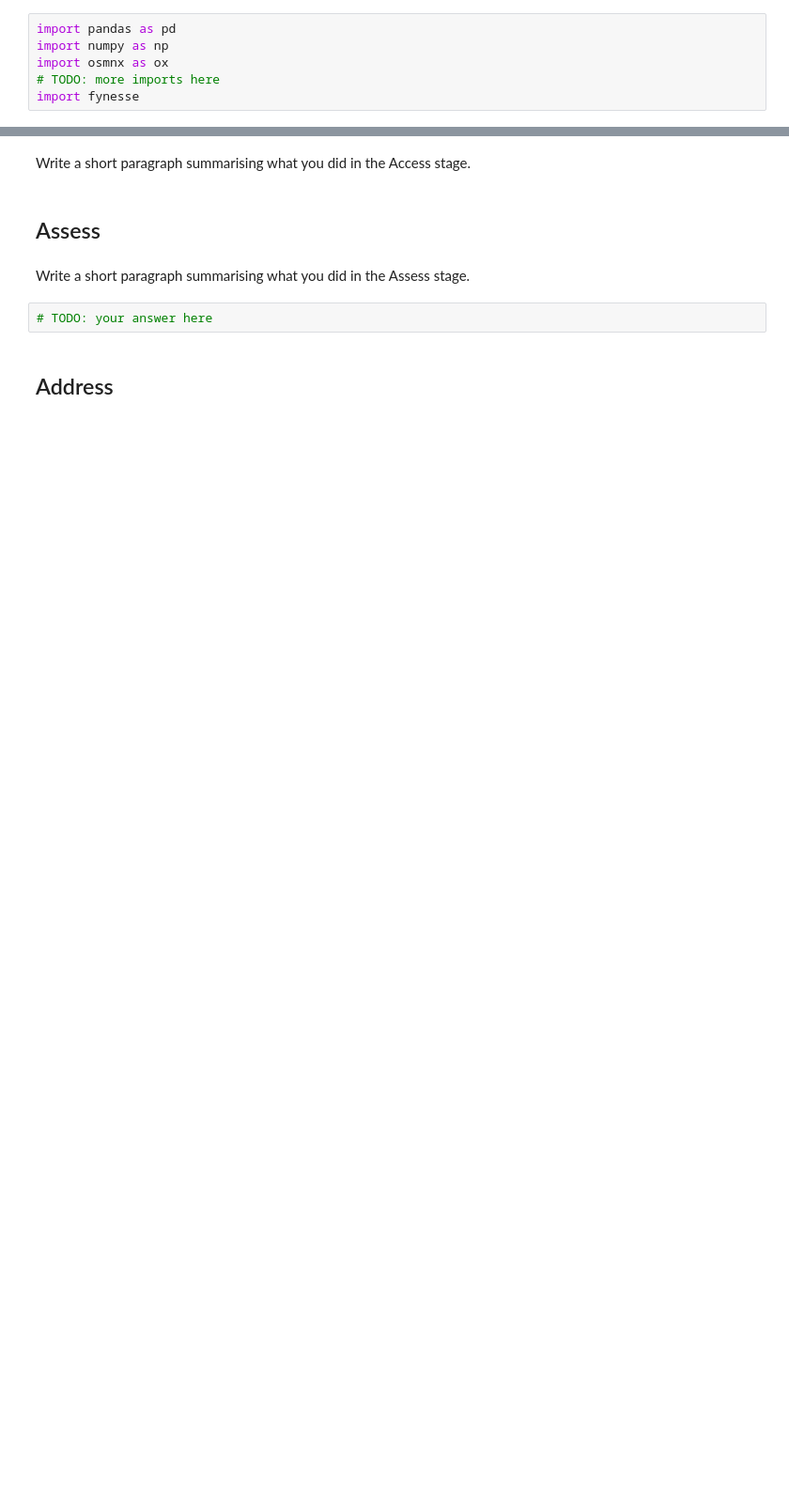
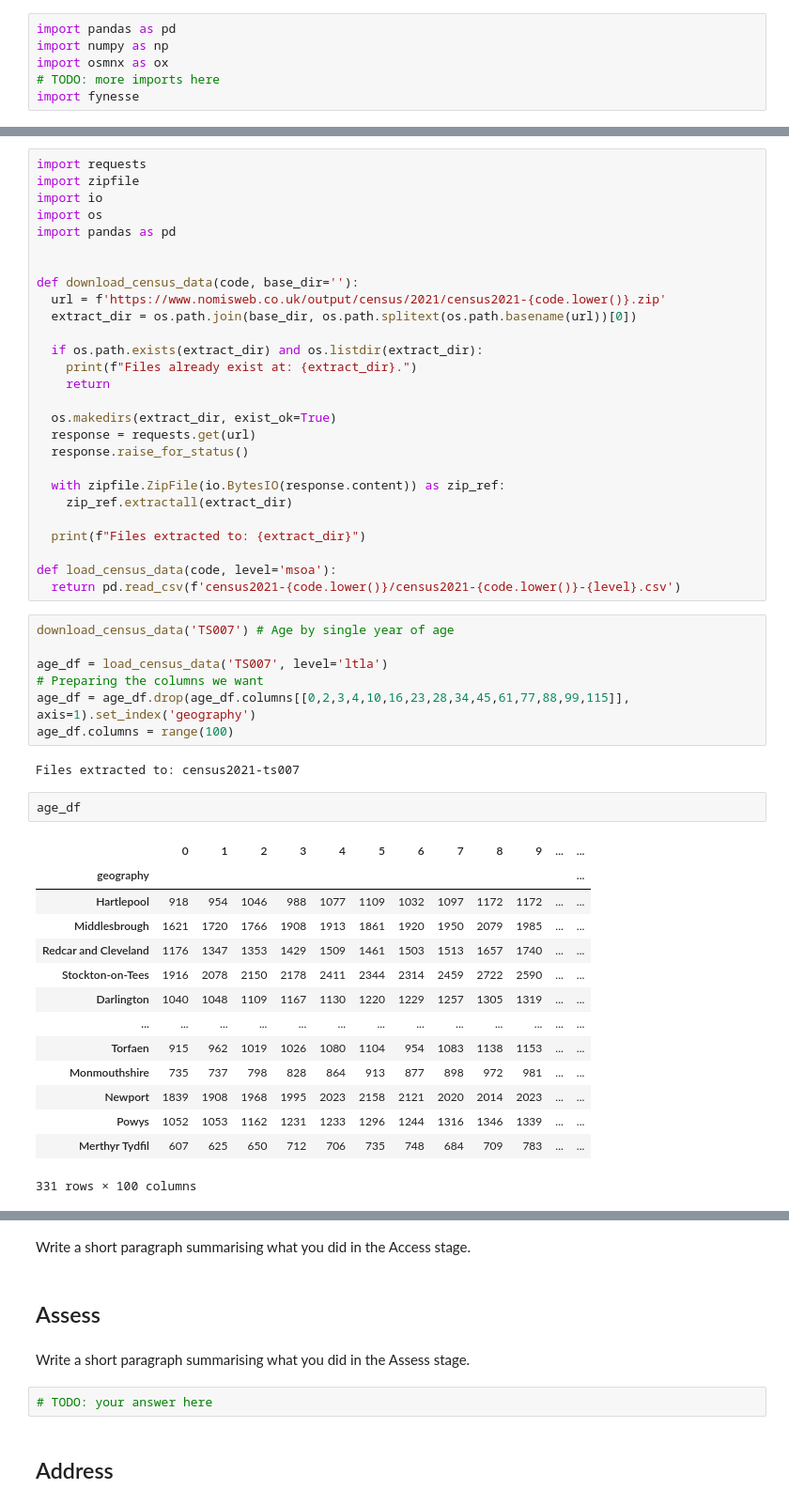
Before and after one commit to Navaneeth2906/nm803_ads_2024, a Jupyter notebook: ads_course_assessment.ipynb, the cells around one changed output, grey strips where cells are left out. Shown: that part at 94% size. Saved outputs shown, nothing was run; the diff lists cells and outputs as text; blank space fills up the shorter version.

```diff
--- a/ads_course_assessment.ipynb
+++ b/ads_course_assessment.ipynb
@@ -110,0 +172,53 @@ import fynesse
+# %%
+import requests
+import zipfile
+import io
+import os
+import pandas as pd
+
+
+def download_census_data(code, base_dir=''):
+  url = f'https://www.nomisweb.co.uk/output/census/2021/census2021-{code.lower()}.zip'
+  extract_dir = os.path.join(base_dir, os.path.splitext(os.path.basename(url))[0])
+
+  if os.path.exists(extract_dir) and os.listdir(extract_dir):
+    print(f"Files already exist at: {extract_dir}.")
+    return
+
+  os.makedirs(extract_dir, exist_ok=True)
+  response = requests.get(url)
+  response.raise_for_status()
+
+  with zipfile.ZipFile(io.BytesIO(response.content)) as zip_ref:
+    zip_ref.extractall(extract_dir)
+
+  print(f"Files extracted to: {extract_dir}")
+
+def load_census_data(code, level='msoa'):
+  return pd.read_csv(f'census2021-{code.lower()}/census2021-{code.lower()}-{level}.csv')
+# %%
+download_census_data('TS007') # Age by single year of age
+
+age_df = load_census_data('TS007', level='ltla')
+# Preparing the columns we want
+age_df = age_df.drop(age_df.columns[[0,2,3,4,10,16,23,28,34,45,61,77,88,99,115]], axis=1).set_index('geography')
+age_df.columns = range(100)
+# %% [output]
+Files extracted to: census2021-ts007
+# %%
+age_df
+# %% [output]
+|  | 0 | 1 | 2 | 3 | 4 | 5 | 6 | 7 | 8 | 9 | ... | ... |
+| geography |  |  |  |  |  |  |  |  |  |  |  | ... |
+| Hartlepool | 918 | 954 | 1046 | 988 | 1077 | 1109 | 1032 | 1097 | 1172 | 1172 | ... | ... |
+| Middlesbrough | 1621 | 1720 | 1766 | 1908 | 1913 | 1861 | 1920 | 1950 | 2079 | 1985 | ... | ... |
+| Redcar and Cleveland | 1176 | 1347 | 1353 | 1429 | 1509 | 1461 | 1503 | 1513 | 1657 | 1740 | ... | ... |
+| Stockton-on-Tees | 1916 | 2078 | 2150 | 2178 | 2411 | 2344 | 2314 | 2459 | 2722 | 2590 | ... | ... |
+| Darlington | 1040 | 1048 | 1109 | 1167 | 1130 | 1220 | 1229 | 1257 | 1305 | 1319 | ... | ... |
+| ... | ... | ... | ... | ... | ... | ... | ... | ... | ... | ... | ... | ... |
+| Torfaen | 915 | 962 | 1019 | 1026 | 1080 | 1104 | 954 | 1083 | 1138 | 1153 | ... | ... |
+| Monmouthshire | 735 | 737 | 798 | 828 | 864 | 913 | 877 | 898 | 972 | 981 | ... | ... |
+| Newport | 1839 | 1908 | 1968 | 1995 | 2023 | 2158 | 2121 | 2020 | 2014 | 2023 | ... | ... |
+| Powys | 1052 | 1053 | 1162 | 1231 | 1233 | 1296 | 1244 | 1316 | 1346 | 1339 | ... | ... |
+| Merthyr Tydfil | 607 | 625 | 650 | 712 | 706 | 735 | 748 | 684 | 709 | 783 | ... | ... |
+331 rows × 100 columns
```
Also changed, not shown: parts of 8 cells of this notebook.
